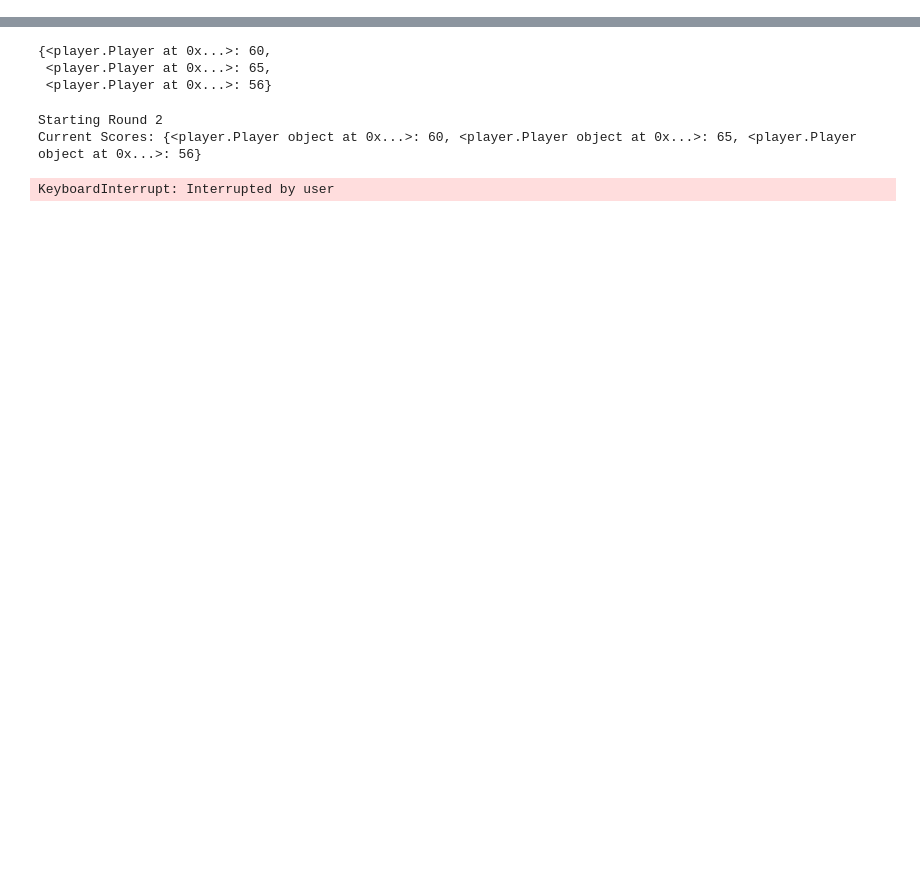
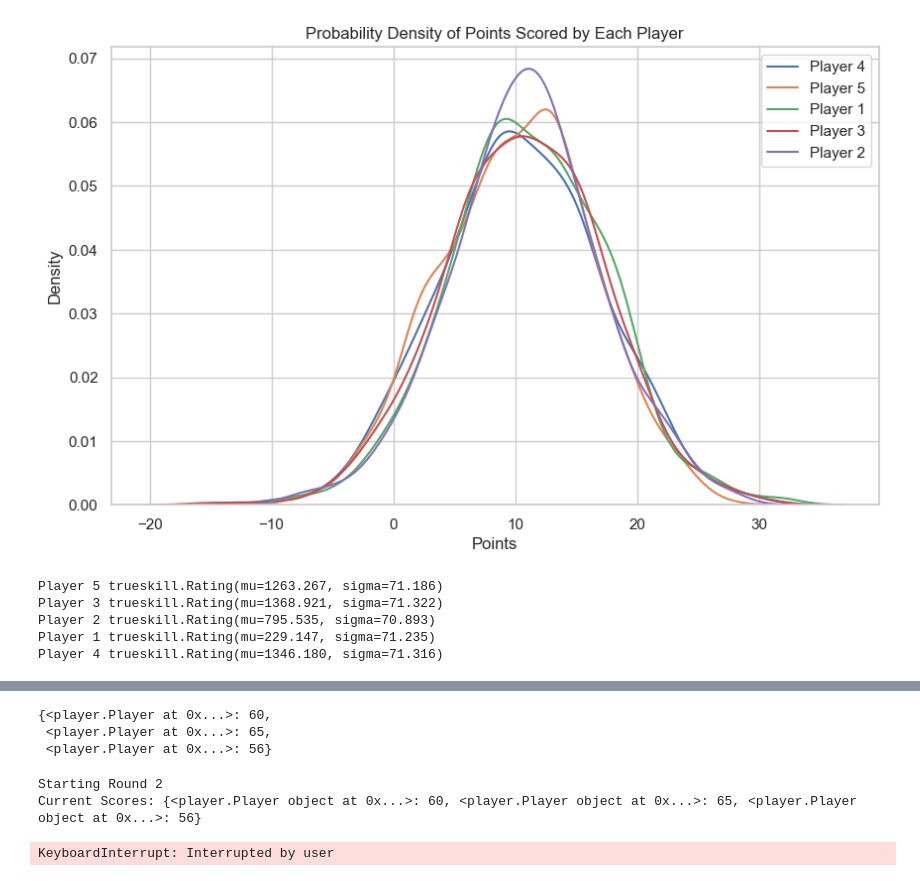
Before and after one commit to bendermist/dhumbal-montecarlo, a Jupyter notebook: dhumbal-simulations/notebooks/analysis.ipynb, the cells around one changed output, grey strips where cells are left out. Drawn from its saved outputs; the diff is of its cells as text; code cells hidden in the pictures; blank space fills up the shorter version.

```diff
--- a/dhumbal-simulations/notebooks/analysis.ipynb
+++ b/dhumbal-simulations/notebooks/analysis.ipynb
@@ -59,0 +134,58 @@ Player 3 drew card TWO♣
+# %%
+import seaborn as sns
+import matplotlib.pyplot as plt
+
+# Assuming player_stats is defined as previously
+# player_stats = ...
+
+# Set up the plot
+sns.set(style="whitegrid")
+plt.figure(figsize=(10, 6))
+
+# Plot the KDE for each player
+for player, stats in player_statistics.items():
+    sns.kdeplot(data=np.random.normal(stats['mean_score'], stats['std_deviation'], 1000), label=player)
+
+plt.title('Probability Density of Points Scored by Each Player')
+plt.xlabel('Points')
+plt.ylabel('Density')
+plt.legend()
+plt.show()
+# %% [output]
+[figure, added]
+# %%
+# Initialize TrueSkill environment
+setup(mu=1000, sigma=100, beta=4000, tau=1, draw_probability=0)
+
+ranking_progression = {player.name: [] for player in players}  # Stores the rating progression of each player
+
+# Initialize player ratings
+for player in players:
+    player_stats[player.name]["trueskill_rating"] = Rating()
+
+# Simulate a few games and update ratings
+for i in range(10000):
+    # Create game results based on player positions
+    game_results = [(player.name, player_stats[player.name]['positions'][i]) for player in players]
+    sorted_results = sorted(game_results, key=lambda x: x[1])
+
+    # Extract ratings for the rate function
+    rated_players = [(player_stats[name]['trueskill_rating'],) for name, _ in sorted_results]
+
+    # Update ratings
+    new_ratings = rate(rated_players, ranks=[rank for _, rank in sorted_results])
+
+    # Unpack new ratings and update player_stats
+    for ((name, _), (new_rating,)) in zip(sorted_results, new_ratings):
+        player_stats[name]['trueskill_rating'] = new_rating
+        ranking_progression[name].append((new_rating.mu, new_rating.sigma))
+
+# Checking the updated rating
+for player in players:
+    print(player.name, player_stats[player.name]["trueskill_rating"])
+# %% [output]
+Player 5 trueskill.Rating(mu=1263.267, sigma=71.186)
+Player 3 trueskill.Rating(mu=1368.921, sigma=71.322)
+Player 2 trueskill.Rating(mu=795.535, sigma=70.893)
+Player 1 trueskill.Rating(mu=229.147, sigma=71.235)
+Player 4 trueskill.Rating(mu=1346.180, sigma=71.316)
```
Also changed, not shown: parts of 19 cells of this notebook, 5 other files.
